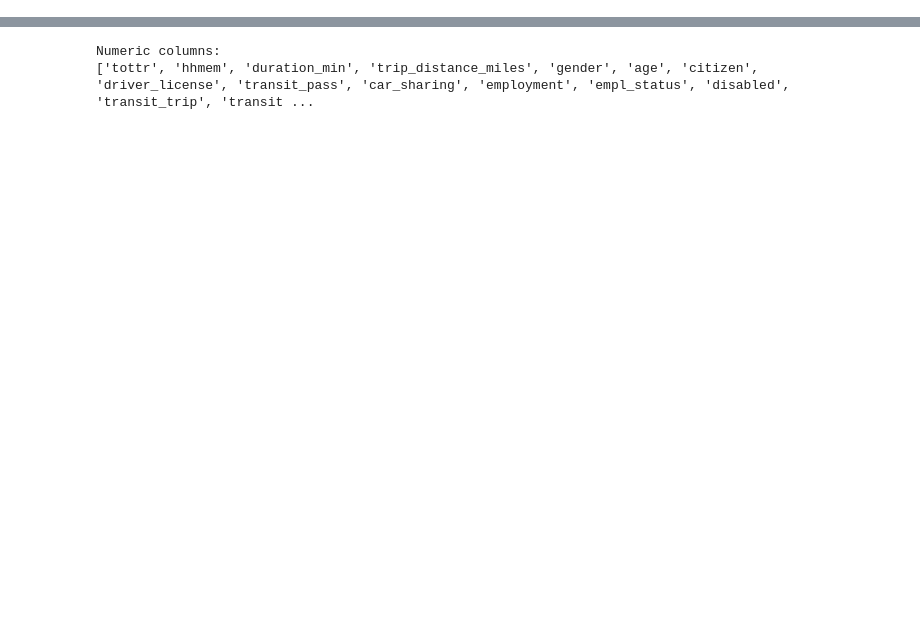
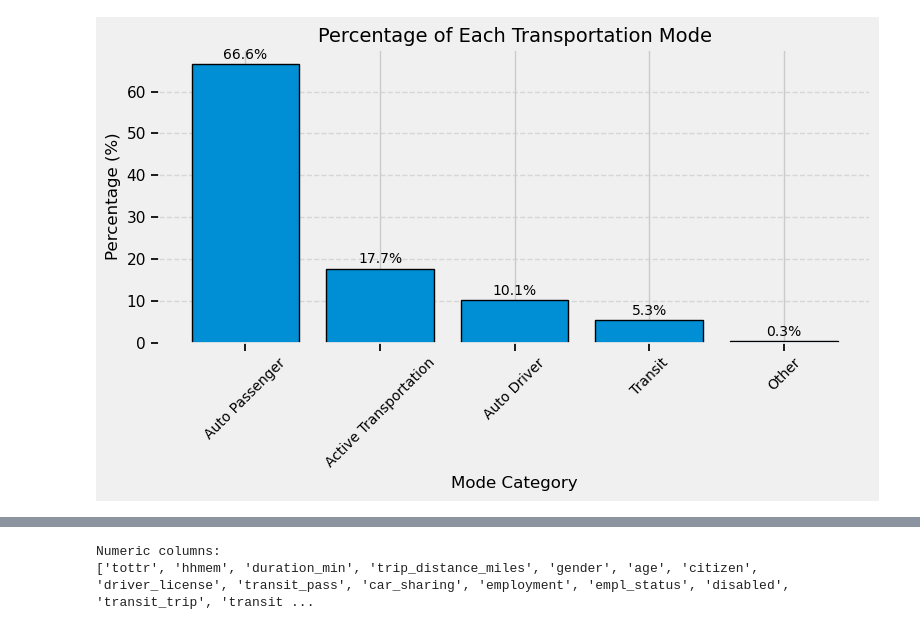
Before and after one commit to nico988766/CME-538-Mickey-Mousers, a Jupyter notebook: 3 - EDA/students/students_EDA_with_outliers_missing_values.ipynb, the cells around one changed output, grey strips where cells are left out. Saved outputs shown, nothing was run; the diff lists cells and outputs as text; code cells hidden in the pictures; blank space fills up the shorter version.

```diff
--- a/3 - EDA/students/students_EDA_with_outliers_missing_values.ipynb
+++ b/3 - EDA/students/students_EDA_with_outliers_missing_values.ipynb
@@ -21,0 +64,24 @@ print(df.columns.tolist())
+# %%
+# Plot the percentages as a bar chart
+plt.figure(figsize=(8, 5))
+bars = plt.bar(mode_percentage.index, mode_percentage, edgecolor='black')
+
+# Overlay the percentage values on the bars
+for bar, percentage in zip(bars, mode_percentage):
+    plt.text(
+        bar.get_x() + bar.get_width() / 2,  # X-coordinate
+        bar.get_height() + 0.5,  # Y-coordinate
+        f'{percentage:.1f}%',  # Text to display
+        ha='center', va='bottom', fontsize=10, color='black'  # Alignment and style
+    )
+
+# Add chart details
+plt.title('Percentage of Each Transportation Mode', fontsize=14)
+plt.xlabel('Mode Category', fontsize=12)
+plt.ylabel('Percentage (%)', fontsize=12)
+plt.xticks(rotation=45, fontsize=10)
+plt.grid(axis='y', linestyle='--', alpha=0.7)
+plt.tight_layout()
+plt.show()
+# %% [output]
+[figure, added]
```
Also changed, not shown: parts of 24 cells of this notebook, 2 other files.
